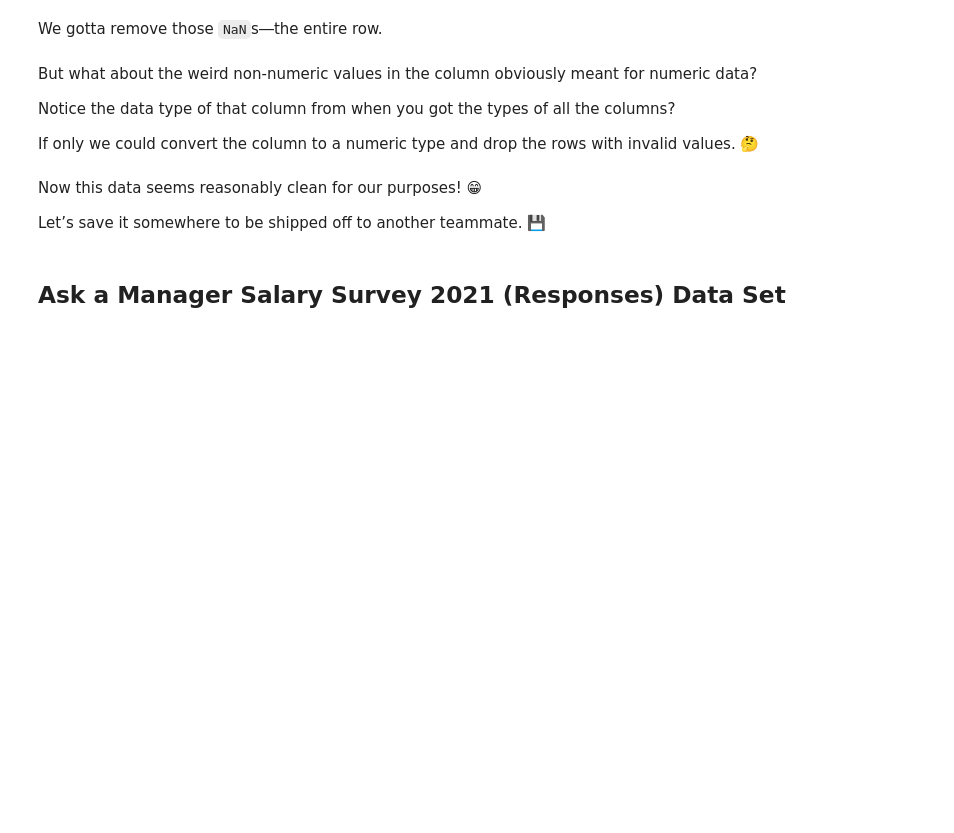
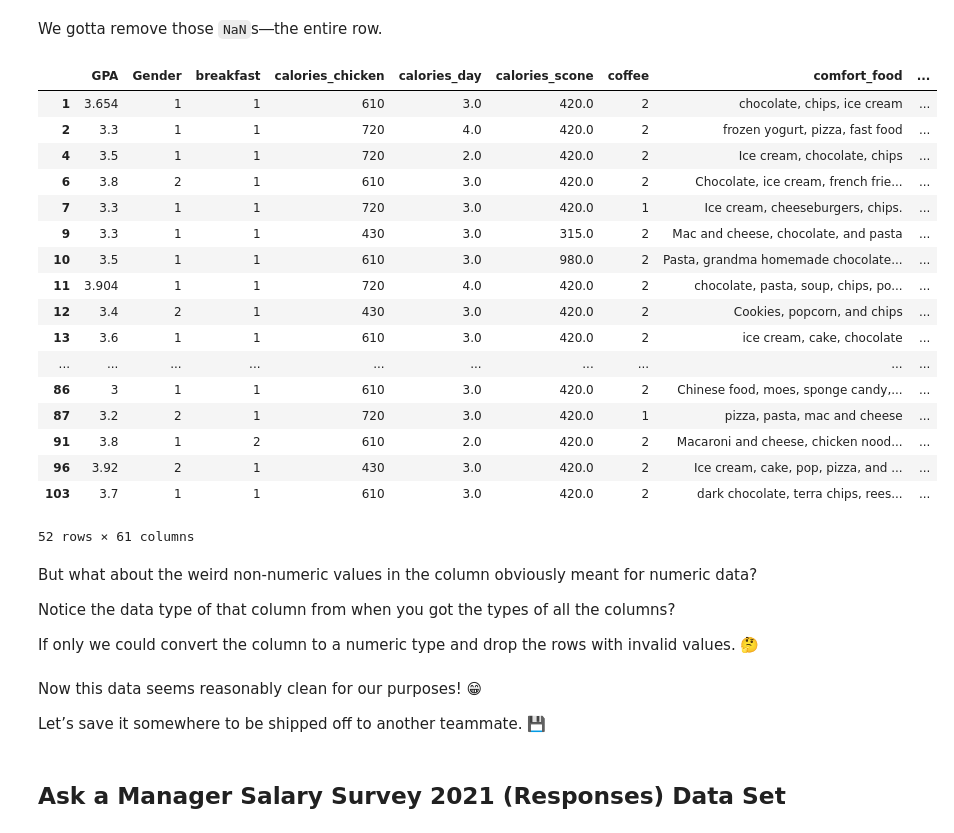
Before and after one commit to belbop/my-fork-2024-DS-Fri-1230, a Jupyter notebook: Week-02-DS-Overview-and-Data/Exercise-IL.ipynb, the cells around one changed output. Drawn from its saved outputs; the diff is of its cells as text; code cells hidden in the pictures; blank space fills up the shorter version.

```diff
--- a/Week-02-DS-Overview-and-Data/Exercise-IL.ipynb
+++ b/Week-02-DS-Overview-and-Data/Exercise-IL.ipynb
@@ -73,6 +106,26 @@ What about `NaN`s? How many are there?
 We gotta remove those `NaN`s―the entire row.
 # %%
 # Drop ‘em.
+df_food.dropna()
+# %% [output]
+|  | GPA | Gender | breakfast | calories_chicken | calories_day | calories_scone | coffee | comfort_food | ... |
+| 1 | 3.654 | 1 | 1 | 610 | 3.0 | 420.0 | 2 | chocolate, chips, ice cream | ... |
+| 2 | 3.3 | 1 | 1 | 720 | 4.0 | 420.0 | 2 | frozen yogurt, pizza, fast food | ... |
+| 4 | 3.5 | 1 | 1 | 720 | 2.0 | 420.0 | 2 | Ice cream, chocolate, chips | ... |
+| 6 | 3.8 | 2 | 1 | 610 | 3.0 | 420.0 | 2 | Chocolate, ice cream, french frie... | ... |
+| 7 | 3.3 | 1 | 1 | 720 | 3.0 | 420.0 | 1 | Ice cream, cheeseburgers, chips. | ... |
+| 9 | 3.3 | 1 | 1 | 430 | 3.0 | 315.0 | 2 | Mac and cheese, chocolate, and pasta | ... |
+| 10 | 3.5 | 1 | 1 | 610 | 3.0 | 980.0 | 2 | Pasta, grandma homemade chocolate... | ... |
+| 11 | 3.904 | 1 | 1 | 720 | 4.0 | 420.0 | 2 | chocolate, pasta, soup, chips, po... | ... |
+| 12 | 3.4 | 2 | 1 | 430 | 3.0 | 420.0 | 2 | Cookies, popcorn, and chips | ... |
+| 13 | 3.6 | 1 | 1 | 610 | 3.0 | 420.0 | 2 | ice cream, cake, chocolate | ... |
+| ... | ... | ... | ... | ... | ... | ... | ... | ... | ... |
+| 86 | 3 | 1 | 1 | 610 | 3.0 | 420.0 | 2 | Chinese food, moes, sponge candy,... | ... |
+| 87 | 3.2 | 2 | 1 | 720 | 3.0 | 420.0 | 1 | pizza, pasta, mac and cheese | ... |
+| 91 | 3.8 | 1 | 2 | 610 | 2.0 | 420.0 | 2 | Macaroni and cheese, chicken nood... | ... |
+| 96 | 3.92 | 2 | 1 | 430 | 3.0 | 420.0 | 2 | Ice cream, cake, pop, pizza, and ... | ... |
+| 103 | 3.7 | 1 | 1 | 610 | 3.0 | 420.0 | 2 | dark chocolate, terra chips, rees... | ... |
+52 rows × 61 columns
 # %% [markdown]
 But what about the weird non-numeric values in the column obviously meant for numeric data?
 
```
Also changed, not shown: parts of 3 cells of this notebook.
